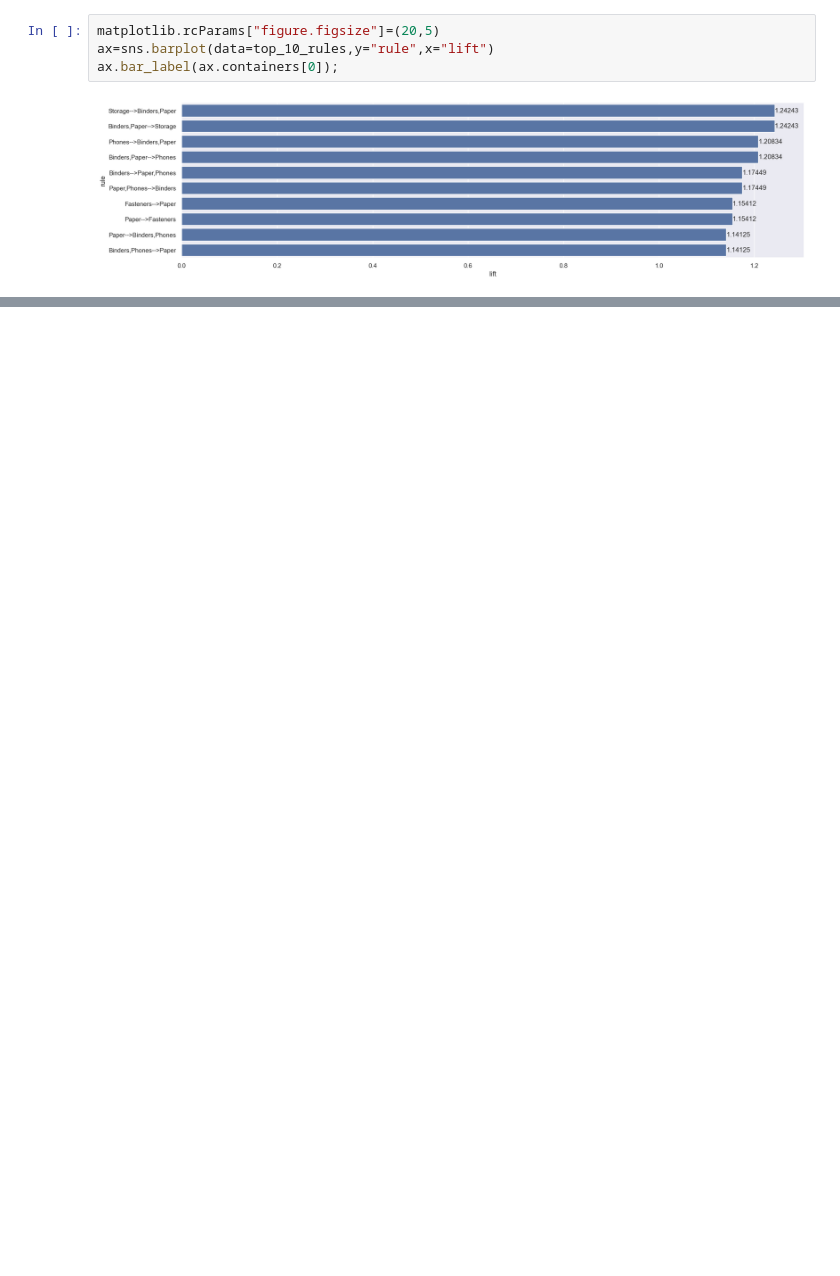
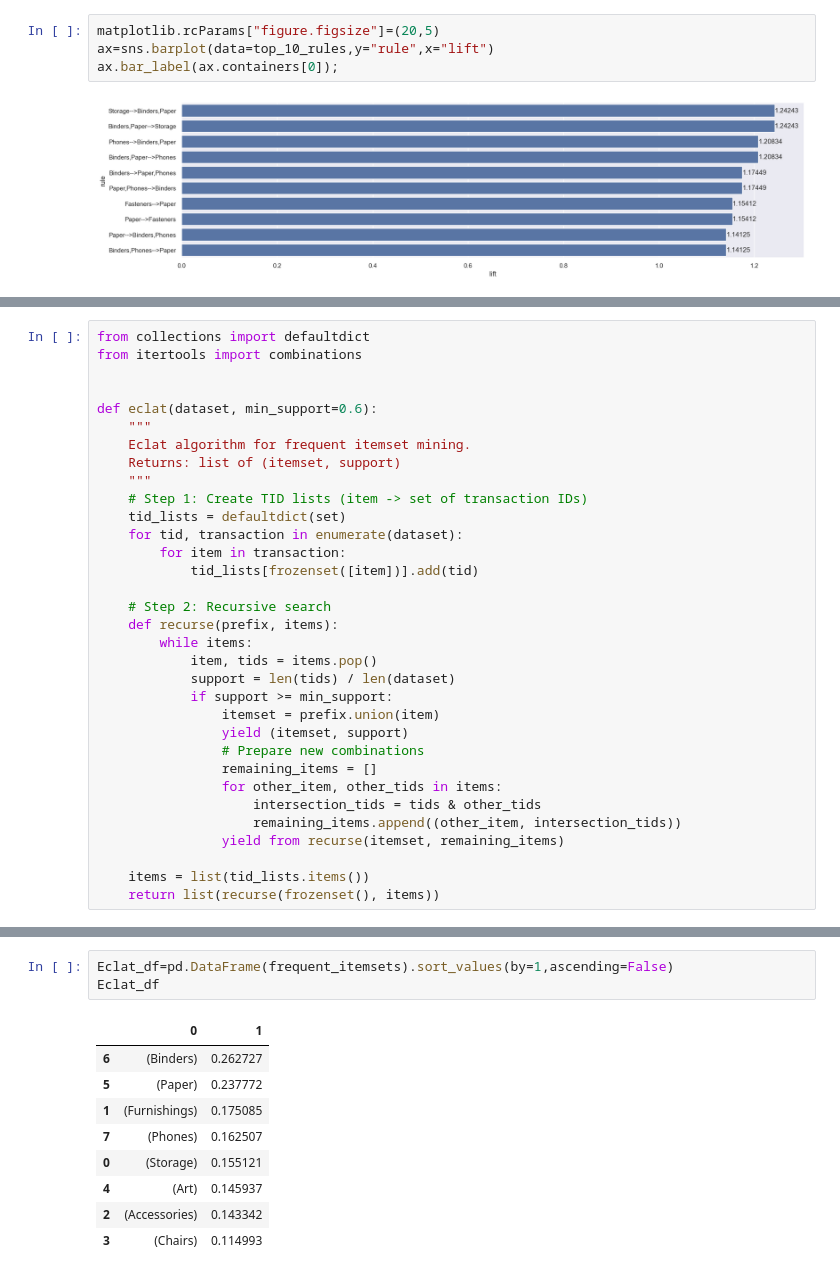
Before and after one commit to omars1234/Market_Basket_Analysis, a Jupyter notebook: basket_analysis.ipynb, the cells around one changed output, grey strips where cells are left out. Saved outputs shown, nothing was run; the diff lists cells and outputs as text; blank space fills up the shorter version.

```diff
--- a/basket_analysis.ipynb
+++ b/basket_analysis.ipynb
@@ -359,0 +369,33 @@ ax.bar_label(ax.containers[0]);
+# %%
+from collections import defaultdict
+from itertools import combinations
+
+
+def eclat(dataset, min_support=0.6):
+    """
+    Eclat algorithm for frequent itemset mining.
+    Returns: list of (itemset, support)
+    """
+    # Step 1: Create TID lists (item -> set of transaction IDs)
+    tid_lists = defaultdict(set)
+    for tid, transaction in enumerate(dataset):
+        for item in transaction:
+            tid_lists[frozenset([item])].add(tid)
+
+    # Step 2: Recursive search
+    def recurse(prefix, items):
+        while items:
+            item, tids = items.pop()
+            support = len(tids) / len(dataset)
+            if support >= min_support:
+                itemset = prefix.union(item)
+                yield (itemset, support)
+                # Prepare new combinations
+                remaining_items = []
+                for other_item, other_tids in items:
+                    intersection_tids = tids & other_tids
+                    remaining_items.append((other_item, intersection_tids))
+                yield from recurse(itemset, remaining_items)
+
+    items = list(tid_lists.items())
+    return list(recurse(frozenset(), items))
@@ -359,0 +419,13 @@ ax.bar_label(ax.containers[0]);
+# %%
+Eclat_df=pd.DataFrame(frequent_itemsets).sort_values(by=1,ascending=False)
+Eclat_df
+# %% [output]
+|  | 0 | 1 |
+| 6 | (Binders) | 0.262727 |
+| 5 | (Paper) | 0.237772 |
+| 1 | (Furnishings) | 0.175085 |
+| 7 | (Phones) | 0.162507 |
+| 0 | (Storage) | 0.155121 |
+| 4 | (Art) | 0.145937 |
+| 2 | (Accessories) | 0.143342 |
+| 3 | (Chairs) | 0.114993 |
```
Also changed, not shown: parts of 12 cells of this notebook, 2 other files.
